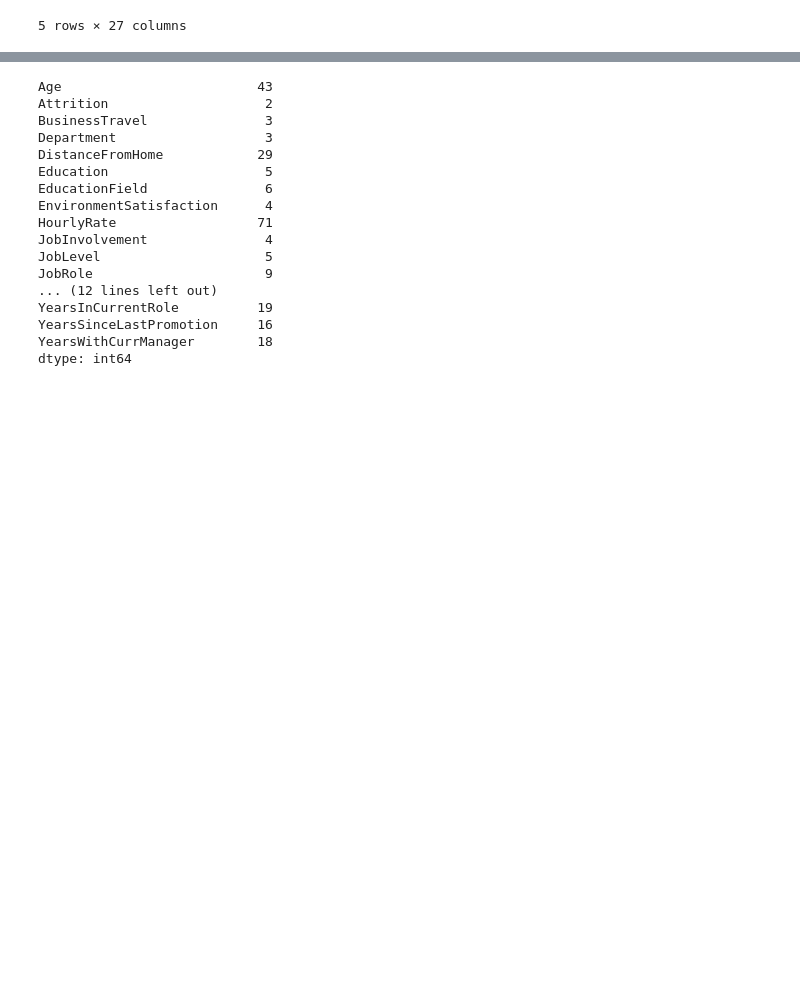
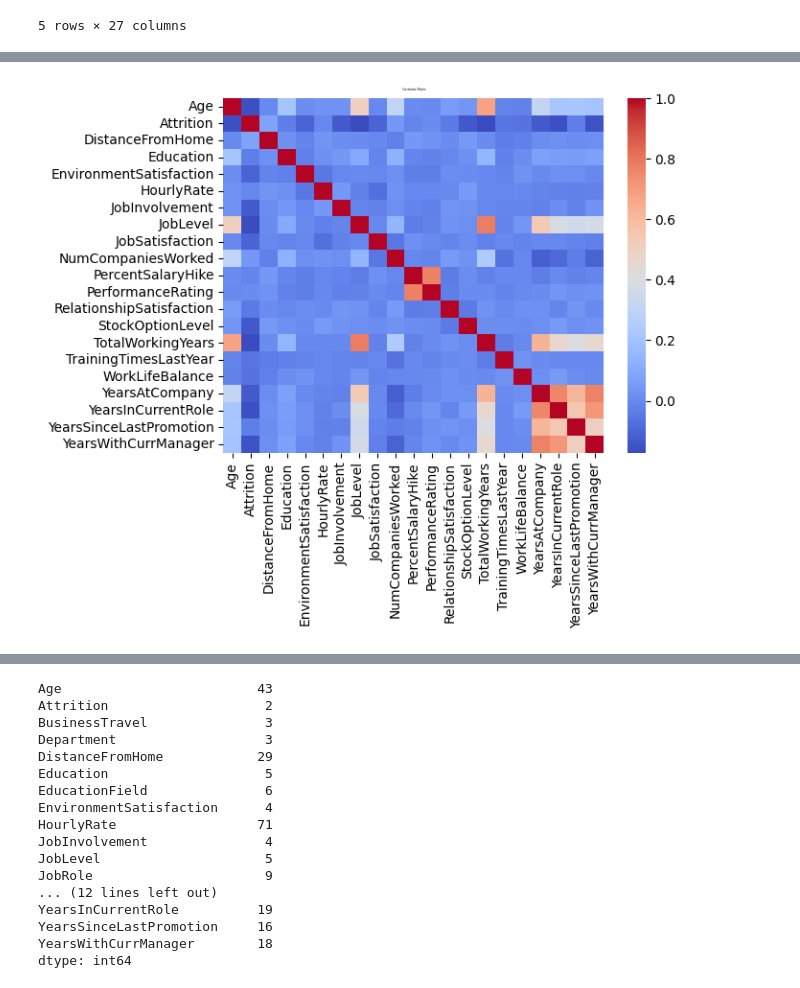
Before and after one commit to MF-MSB/neural-network-challenge-2, a Jupyter notebook: attrition.ipynb, the cells around one changed output, grey strips where cells are left out. Saved outputs shown, nothing was run; the diff lists cells and outputs as text; code cells hidden in the pictures; blank space fills up the shorter version.

```diff
--- a/attrition.ipynb
+++ b/attrition.ipynb
@@ -28,0 +49,20 @@ attrition_df.head()
+# %%
+# Create a copy of the DataFrame to preserve the original data
+new_attrition_df = attrition_df.copy()
+
+# Map "Yes" to 1 and "No" to 0 in the "Attrition" column
+new_attrition_df['Attrition'] = new_attrition_df['Attrition'].map({'Yes': 1, 'No': 0})
+# %%
+# Calculate the correlation matrix
+corr_matrix = new_attrition_df.corr()
+
+# Display the matrix with annotations
+sns.heatmap(corr_matrix, annot=False, cmap='coolwarm')
+
+# Add a title
+plt.title('Correlation Matrix', fontsize=2, color='black')
+
+# Display the plot
+plt.show()
+# %% [output]
+[figure, added]
```
Also changed, not shown: parts of 7 cells of this notebook.
